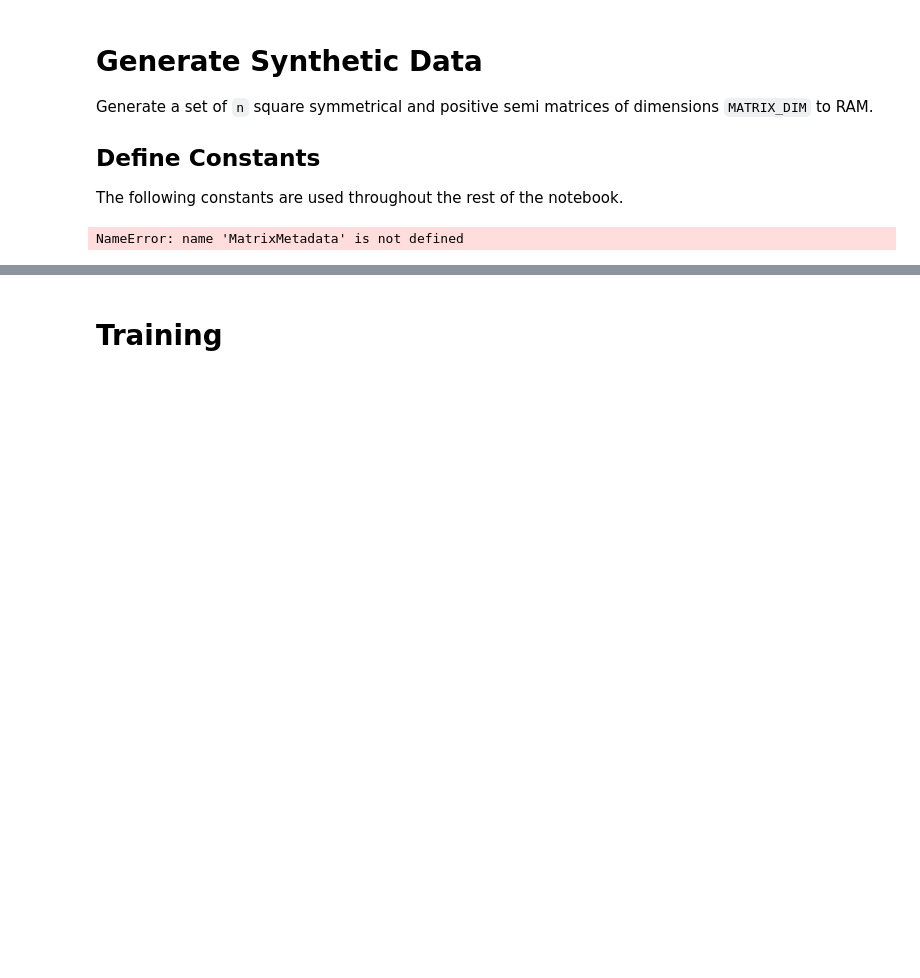
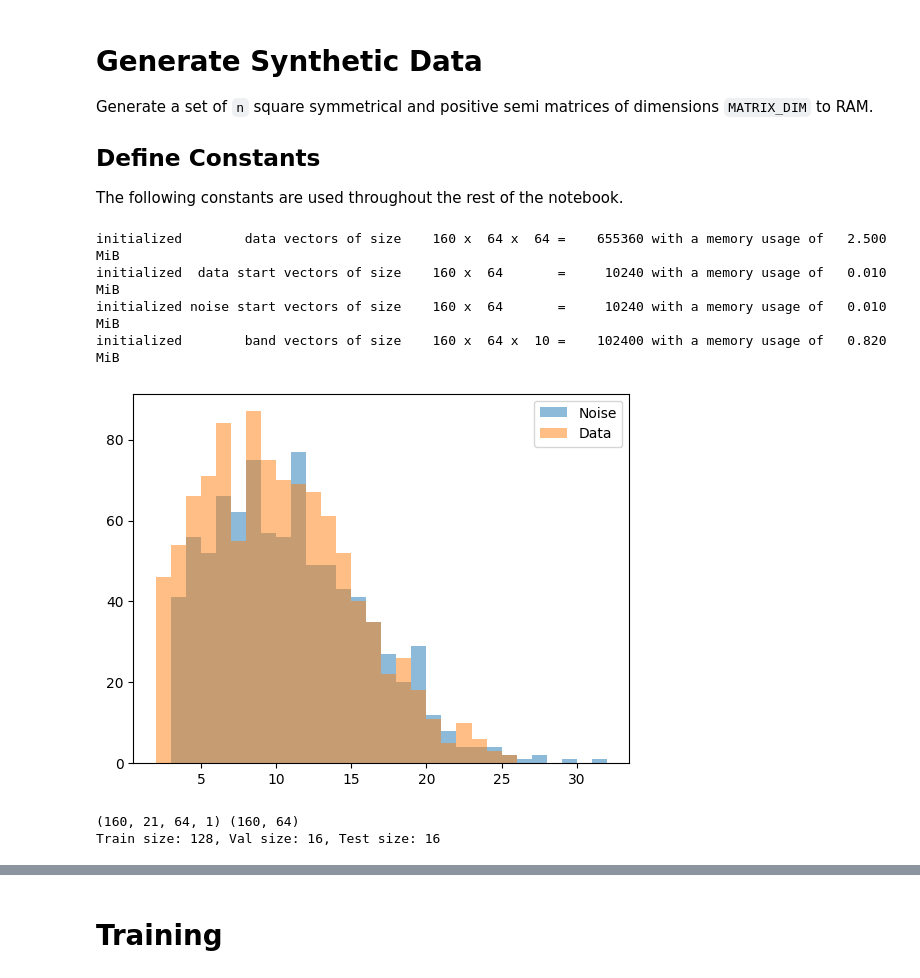
Before and after one commit to 24io/opencampus-ai-project, a Jupyter notebook: testrun.ipynb, the cells around one changed output, grey strips where cells are left out. Drawn from its saved outputs; the diff is of its cells as text; code cells hidden in the pictures; blank space fills up the shorter version.

Commit message:
integrated new matrix class

```diff
--- a/testrun.ipynb
+++ b/testrun.ipynb
@@ -154,12 +77,41 @@ def generate_matrices(number_of_matrices: int, dimension: int) -> (np.ndarray, n
+# %%
+# Generate matrices
+test_data = MatrixData(
+        dimension=64,
+        band_radius=10,
+        sample_size=160,
+        background_noise_density_range=(0.3, 0.5),
+        background_noise_value_range=(0.0, 0.5),
+        block_noise_density_range=(0.3, 0.5),
+        block_noise_value_range=(0.3, 1.0),
+        block_noise_size_range=(3, 32),
+        block_noise_size_average=10,
+        block_noise_size_std_dev=0.66,
+        block_noise_size_gap_chance=0.5,
+        block_data_density_range=(0.5, 0.7),
+        block_data_value_range=(0.3, 1.0),
+        block_data_size_range=(2, 32),
+        block_data_size_average=10,
+        block_data_size_std_dev=0.66,
+        block_data_size_gap_chance=0.0,
+        seed=42,
+        force_invertible=False,
+        print_debug=True
+    )
+# %% [output]
+initialized        data vectors of size    160 x  64 x  64 =    655360 with a memory usage of   2.500 MiB
+initialized  data start vectors of size    160 x  64       =     10240 with a memory usage of   0.010 MiB
+initialized noise start vectors of size    160 x  64       =     10240 with a memory usage of   0.010 MiB
+initialized        band vectors of size    160 x  64 x  10 =    102400 with a memory usage of   0.820 MiB
+[figure, added]
 # %%
-generated_matrices, metadata = generate_matrices(NUMBER_OF_MATRICES, MATRIX_DIM)
-matrices = generated_matrices.reshape(NUMBER_OF_MATRICES, MATRIX_DIM, MATRIX_DIM, 1)
-labels = metadata.block_starts
-
-print(matrices.shape)
+bands = test_data.bands.reshape(NUMBER_OF_MATRICES, (DIAGONAL_BAND_RADIUS* 2 + 1), MATRIX_DIM, 1)
+bands = np.nan_to_num(bands) # replace NaNs with 0s
+labels = test_data.block_data_start_labels
+print(bands.shape, labels.shape)
 
 # Create dataset from matrices and labels
-dataset = tf.data.Dataset.from_tensor_slices((matrices, labels))
+dataset = tf.data.Dataset.from_tensor_slices((bands, labels))
 
 # Split the dataset
 train_size = int(0.8 * NUMBER_OF_MATRICES)
@@ -172,7 +124,8 @@ test_dataset = dataset.skip(train_size + val_size)
 
 print(f"Train size: {train_size}, Val size: {val_size}, Test size: {test_size}")
 # %% [output]
-NameError: name 'MatrixMetadata' is not defined
+(160, 21, 64, 1) (160, 64)
+Train size: 128, Val size: 16, Test size: 16
 # %%
 # Verfiy Shape
 print(train_dataset)
```
Also changed, not shown: parts of 21 cells of this notebook.
